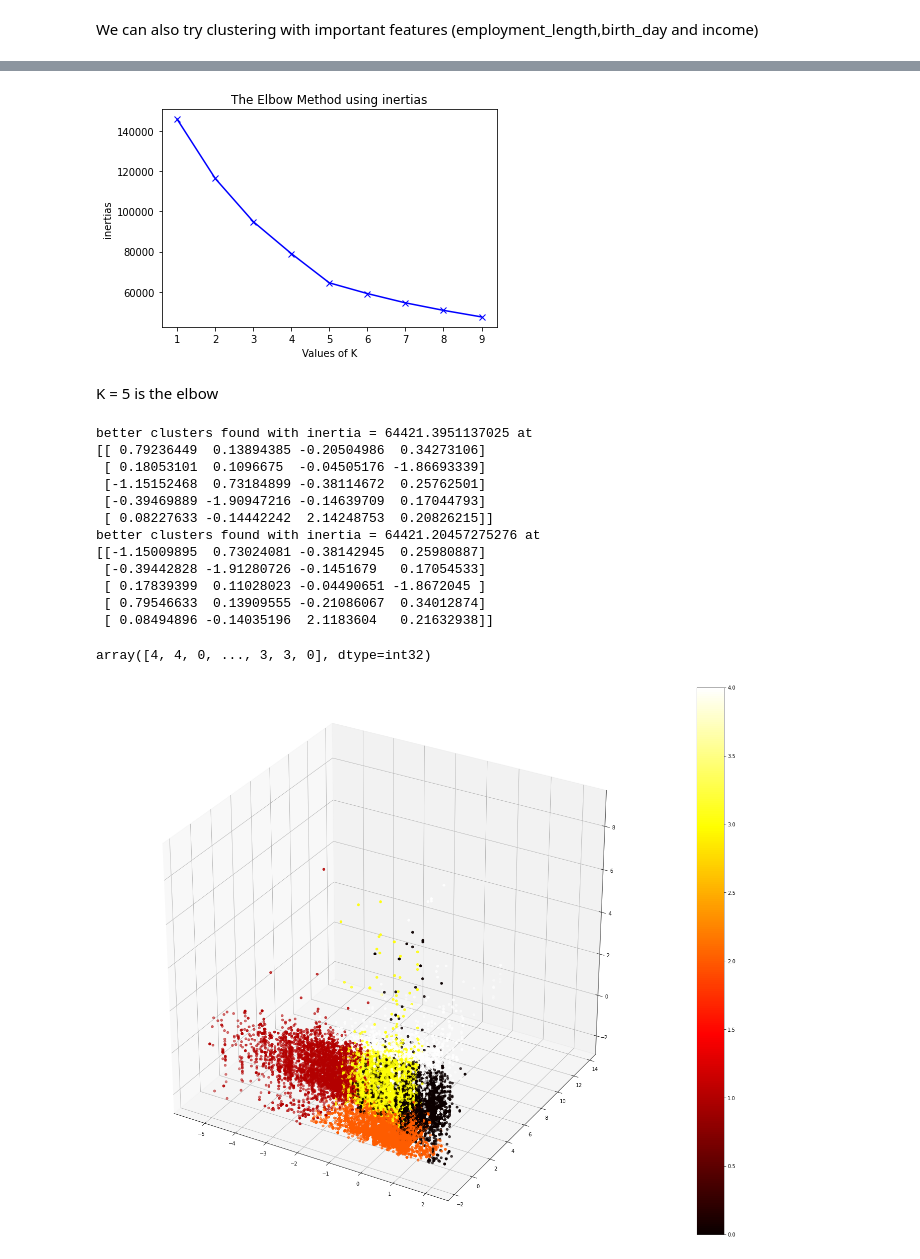
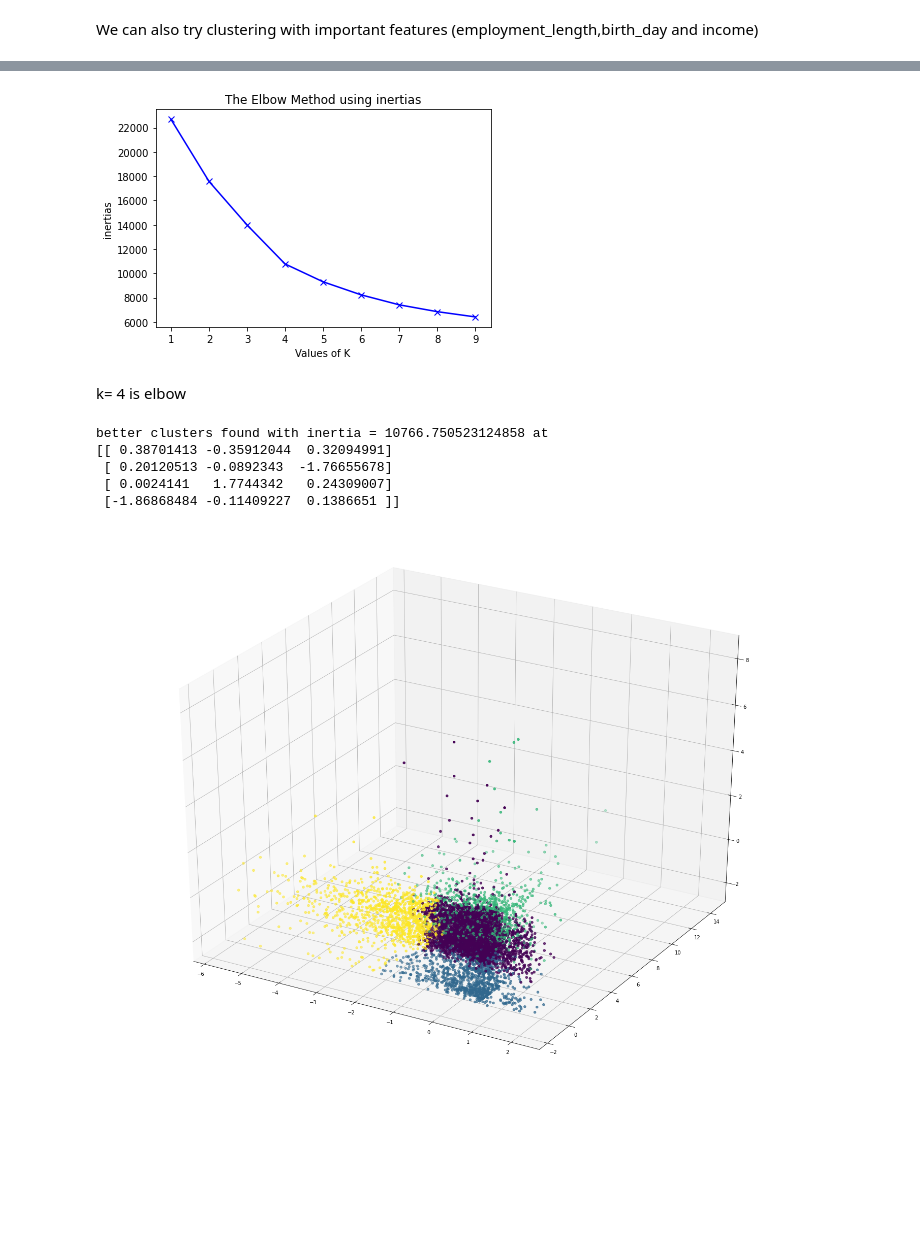
Before and after one commit to johntanas/it1244project, a Jupyter notebook: code/label_kmeans.ipynb, the cells around one changed output, grey strips where cells are left out. Cells and saved outputs as stored; diff of their text form; code cells hidden in the pictures; blank space fills up the shorter version.

```diff
--- a/code/label_kmeans.ipynb
+++ b/code/label_kmeans.ipynb
@@ -166,9 +156,7 @@ Find k clusters using elbow method
 # %%
 Xevm=StandardScaler().fit_transform(np.array(clustering2).reshape(-1, 1))
 # %%
-distortions = []
 inertias = []
-mapping1 = {}
 mapping2 = {}
 K = range(1, 10)
 
@@ -177,16 +165,11 @@ for k in K:
     kmeanModel = KMeans(n_clusters=k).fit(Xevm)
     kmeanModel.fit(Xevm)
 
-    distortions.append(sum(np.min(cdist(Xevm, kmeanModel.cluster_centers_,
-                                        'euclidean'), axis=1)) / Xevm.shape[0])
     inertias.append(kmeanModel.inertia_)
-
-    mapping1[k] = sum(np.min(cdist(Xevm, kmeanModel.cluster_centers_,
-                                   'euclidean'), axis=1)) / Xevm.shape[0]
     mapping2[k] = kmeanModel.inertia_
-plt.plot(K, distortions, 'bx-')
+plt.plot(K, inertias, 'bx-')
 plt.xlabel('Values of K')
-plt.ylabel('Distortion')
-plt.title('The Elbow Method using Distortion')
+plt.ylabel('inertias')
+plt.title('The Elbow Method using inertias')
 plt.show()
 # %% [output]
@@ -221,4 +204,4 @@ out2.to_csv("expo_moving_labels.csv")
 # %% [markdown]
 We can also try clustering with important features (employment_length,birth_day and income)
 # %%
-clustering3=cleaned_app_df[["id",'birth_day',"employment_length","income"]].merge(out2,on="id").drop(columns=["label","id"])
+clustering3=cleaned_app_df[["id","employment_length","income"]].merge(out2,on="id").drop(columns=["label","id"])
@@ -243,9 +210,7 @@ standard3=StandardScaler()
 standard3.fit(clustering3)
 std_clustering3=standard3.transform(clustering3)
 # %%
-distortions = []
 inertias = []
-mapping1 = {}
 mapping2 = {}
 K = range(1, 10)
 
@@ -253,67 +218,49 @@ for k in K:
     # Building and fitting the model
     kmeanModel = KMeans(n_clusters=k).fit(std_clustering3)
     kmeanModel.fit(std_clustering3)
-
-    distortions.append(sum(np.min(cdist(std_clustering3, kmeanModel.cluster_centers_,
-                                        'euclidean'), axis=1)) / std_clustering3.shape[0])
     inertias.append(kmeanModel.inertia_)
-
-    mapping1[k] = sum(np.min(cdist(std_clustering3, kmeanModel.cluster_centers_,
-                                   'euclidean'), axis=1)) / std_clustering3.shape[0]
     mapping2[k] = kmeanModel.inertia_
-plt.plot(K, inertias, 'bx-')
+plt.plot(K,inertias, 'bx-')
 plt.xlabel('Values of K')
 plt.ylabel('inertias')
 plt.title('The Elbow Method using inertias')
 plt.show()
 # %% [output]
-[figure, old version]
+[figure, new version]
-# %% [markdown]
-K = 5 is the elbow
+# %% [markdown]
+ k= 4 is elbow
 # %%
 max2Inertia=float("INF")
 best2kmeans=None
 for i in range(30):
-  kmeanModel = KMeans(n_clusters=5,random_state=i).fit(std_clustering3)
+  kmeanModel = KMeans(n_clusters=4,random_state=i).fit(std_clustering3)
   kmeanModel.fit(std_clustering3)
   if kmeanModel.inertia_<max2Inertia:
     print(f"better clusters found with inertia = {kmeanModel.inertia_} at \n{kmeanModel.cluster_centers_}")
     best2kmeans=kmeanModel
     max2Inertia=kmeanModel.inertia_
 # %% [output]
-better clusters found with inertia = 64421.3951137025 at
-[[ 0.79236449  0.13894385 -0.20504986  0.34273106]
- [ 0.18053101  0.1096675  -0.04505176 -1.86693339]
- [-1.15152468  0.73184899 -0.38114672  0.25762501]
- [-0.39469889 -1.90947216 -0.14639709  0.17044793]
- [ 0.08227633 -0.14442242  2.14248753  0.20826215]]
-better clusters found with inertia = 64421.20457275276 at
-[[-1.15009895  0.73024081 -0.38142945  0.25980887]
- [-0.39442828 -1.91280726 -0.1451679   0.17054533]
- [ 0.17839399  0.11028023 -0.04490651 -1.8672045 ]
- [ 0.79546633  0.13909555 -0.21086067  0.34012874]
- [ 0.08494896 -0.14035196  2.1183604   0.21632938]]
+better clusters found with inertia = 10766.750523124858 at
+[[ 0.38701413 -0.35912044  0.32094991]
+ [ 0.20120513 -0.0892343  -1.76655678]
+ [ 0.0024141   1.7744342   0.24309007]
+ [-1.86868484 -0.11409227  0.1386651 ]]
-# %%
-best2kmeans.labels_
-# %% [output]
-array([4, 4, 0, ..., 3, 3, 0], dtype=int32)
 # %%
 from mpl_toolkits.mplot3d import Axes3D
 import matplotlib.pyplot as plt
 import numpy as np
 
 fig = plt.figure()
 fig.set_figwidth(25)
 fig.set_figheight(20)
 ax = fig.add_subplot(111, projection='3d')
 
-x = std_clustering3[:,1]
-y = std_clustering3[:,2]
-z = std_clustering3[:,3]
-c = std_clustering3[:,0]
+x = std_clustering3[:,0]
+y = std_clustering3[:,1]
+z = std_clustering3[:,2]
+c = best2kmeans.labels_
 
-img = ax.scatter(x, y, z, c=best2kmeans.labels_)
-fig.colorbar(img)
+img = ax.scatter(x, y, z, c=c)
 plt.show()
 # %% [output]
-[figure, old version]
+[figure, new version]
```
Also changed, not shown: parts of 11 cells of this notebook.
